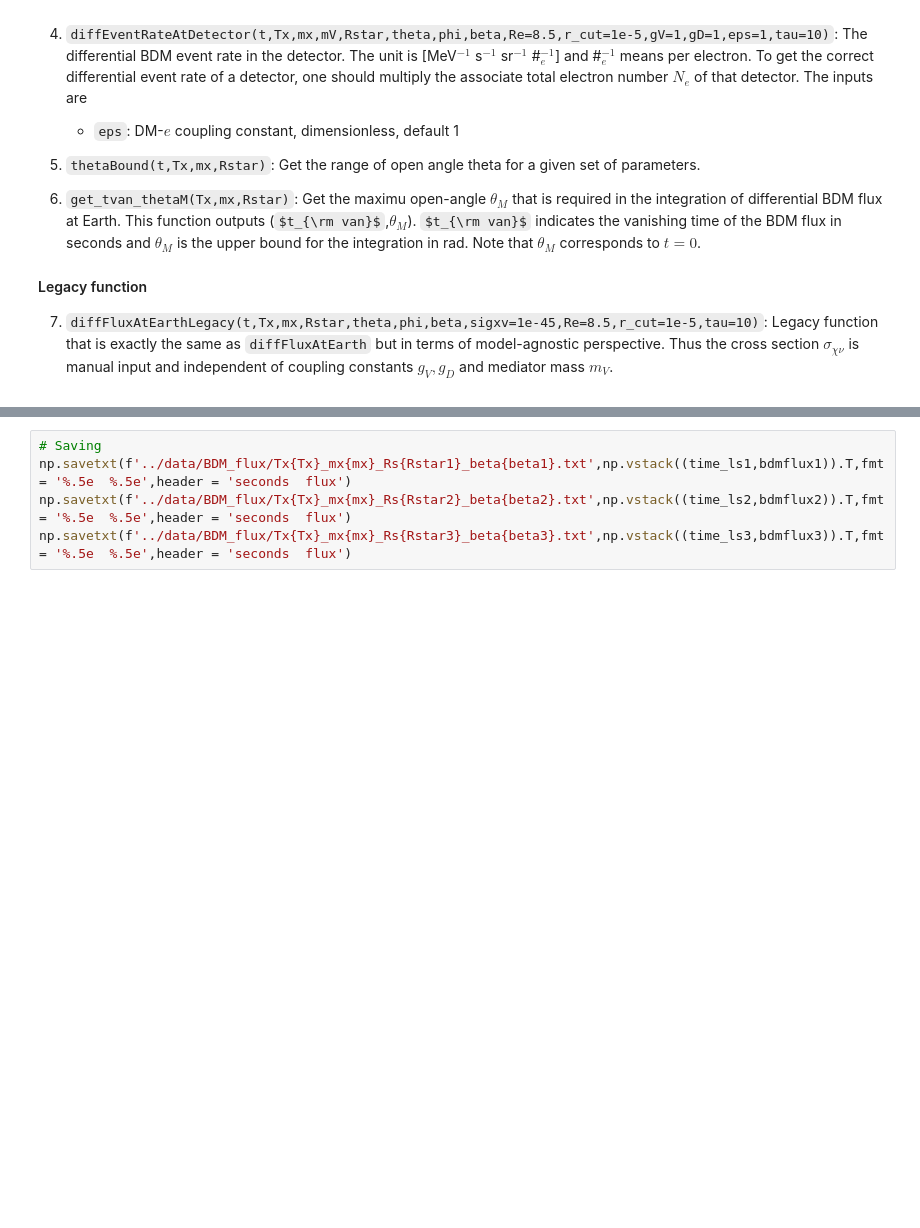
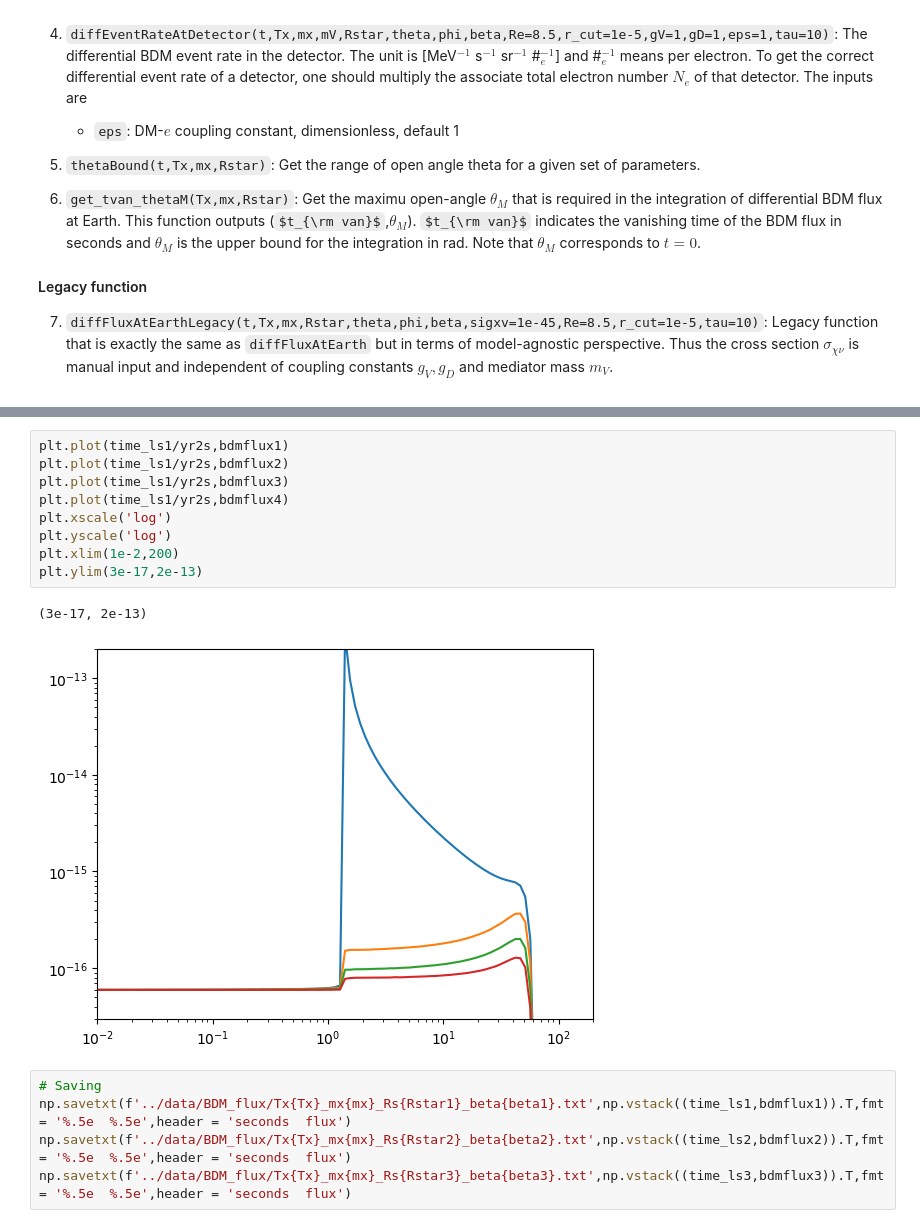
Before and after one commit to yenhsunlin/SNnuBDM2, a Jupyter notebook: src/example.ipynb, the cells around one changed output, grey strips where cells are left out. Cells and saved outputs as stored; diff of their text form; some formulas as TeX source; blank space fills up the shorter version.

```diff
--- a/src/example.ipynb
+++ b/src/example.ipynb
@@ -168,3 +314,15 @@ CompositeError: one or more exceptions raised in: functools.partial(<function fl
+# %%
+plt.plot(time_ls1/yr2s,bdmflux1)
+plt.plot(time_ls1/yr2s,bdmflux2)
+plt.plot(time_ls1/yr2s,bdmflux3)
+plt.plot(time_ls1/yr2s,bdmflux4)
+plt.xscale('log')
+plt.yscale('log')
+plt.xlim(1e-2,200)
+plt.ylim(3e-17,2e-13)
+# %% [output]
+(3e-17, 2e-13)
+[figure, added]
 # %%
 # Saving
 np.savetxt(f'../data/BDM_flux/Tx{Tx}_mx{mx}_Rs{Rstar1}_beta{beta1}.txt',np.vstack((time_ls1,bdmflux1)).T,fmt = '%.5e  %.5e',header = 'seconds  flux')
```
Also changed, not shown: parts of 4 cells of this notebook, 19 other files.
